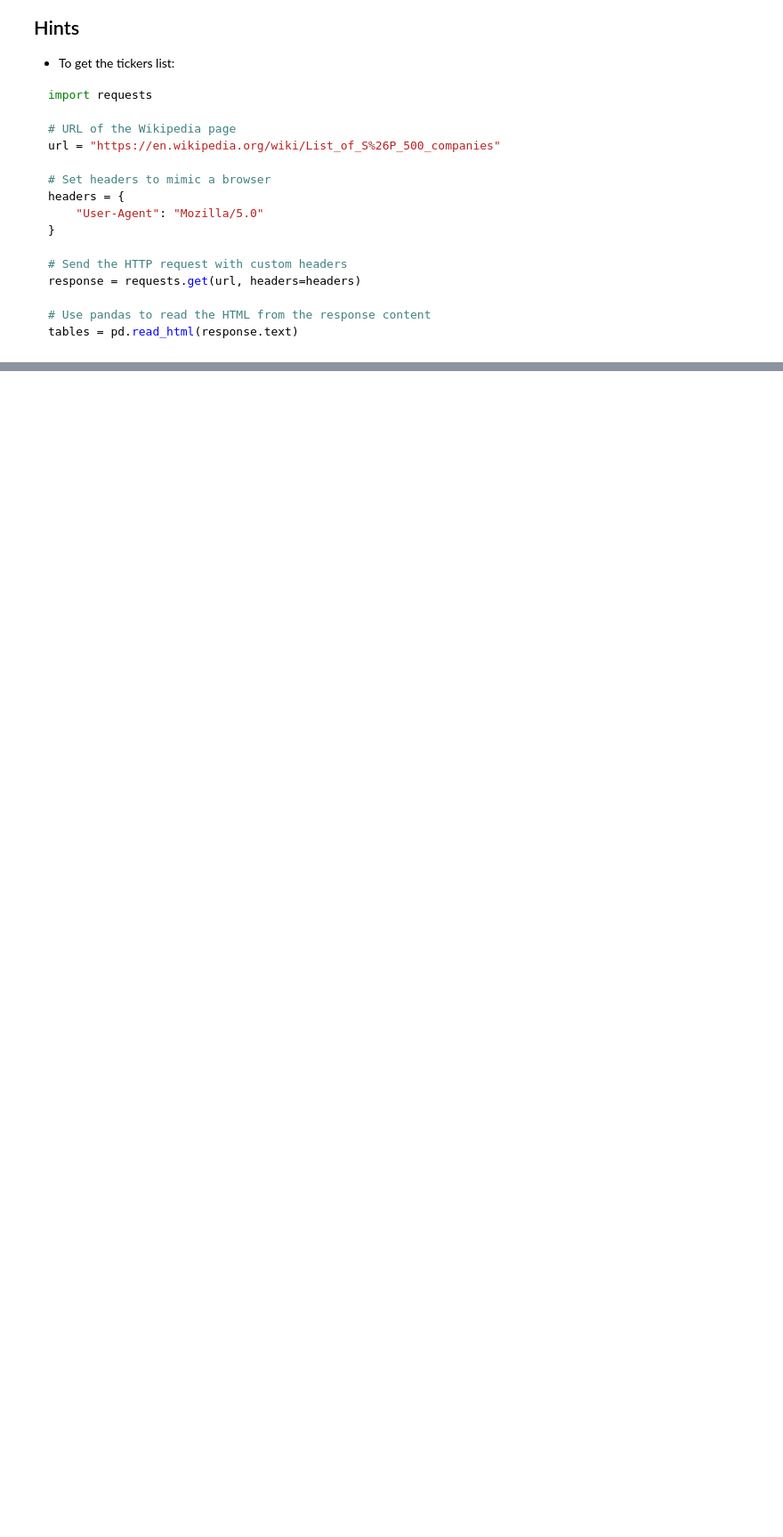
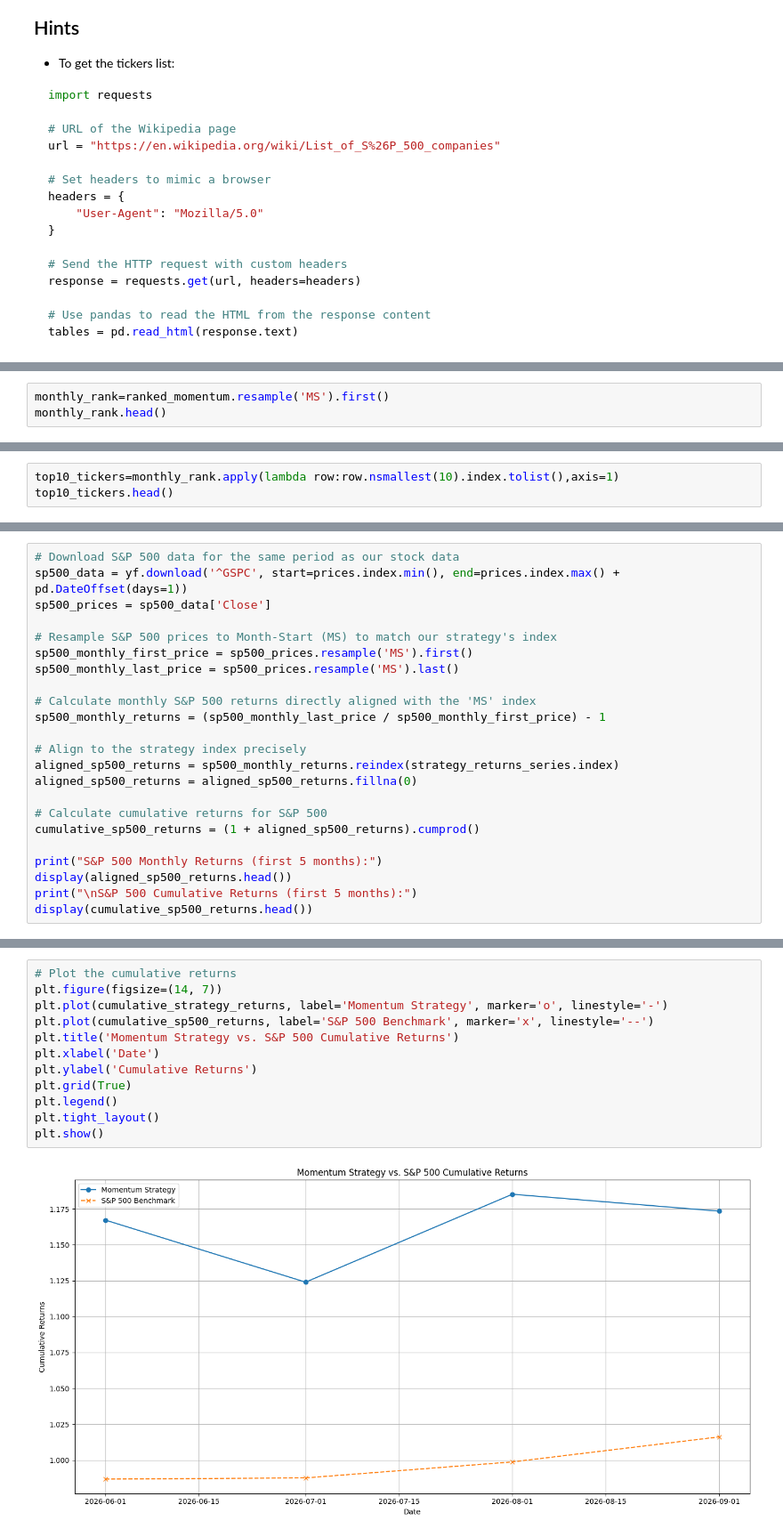
Before and after one commit to RaoulSinde/python-222, a Jupyter notebook: python_session_5.ipynb, the cells around one changed output, grey strips where cells are left out. Shown at 89% size. Saved outputs shown, nothing was run; the diff lists cells and outputs as text; blank space fills up the shorter version.

```diff
--- a/python_session_5.ipynb
+++ b/python_session_5.ipynb
@@ -373,0 +358,3 @@ ranked_momentum.head()
+# %%
+monthly_rank=ranked_momentum.resample('MS').first()
+monthly_rank.head()
@@ -373,0 +369,3 @@ ranked_momentum.head()
+# %%
+top10_tickers=monthly_rank.apply(lambda row:row.nsmallest(10).index.tolist(),axis=1)
+top10_tickers.head()
@@ -373,0 +455,23 @@ ranked_momentum.head()
+# %%
+# Download S&P 500 data for the same period as our stock data
+sp500_data = yf.download('^GSPC', start=prices.index.min(), end=prices.index.max() + pd.DateOffset(days=1))
+sp500_prices = sp500_data['Close']
+
+# Resample S&P 500 prices to Month-Start (MS) to match our strategy's index
+sp500_monthly_first_price = sp500_prices.resample('MS').first()
+sp500_monthly_last_price = sp500_prices.resample('MS').last()
+
+# Calculate monthly S&P 500 returns directly aligned with the 'MS' index
+sp500_monthly_returns = (sp500_monthly_last_price / sp500_monthly_first_price) - 1
+
+# Align to the strategy index precisely
+aligned_sp500_returns = sp500_monthly_returns.reindex(strategy_returns_series.index)
+aligned_sp500_returns = aligned_sp500_returns.fillna(0)
+
+# Calculate cumulative returns for S&P 500
+cumulative_sp500_returns = (1 + aligned_sp500_returns).cumprod()
+
+print("S&P 500 Monthly Returns (first 5 months):")
+display(aligned_sp500_returns.head())
+print("\nS&P 500 Cumulative Returns (first 5 months):")
+display(cumulative_sp500_returns.head())
@@ -373,0 +494,14 @@ ranked_momentum.head()
+# %%
+# Plot the cumulative returns
+plt.figure(figsize=(14, 7))
+plt.plot(cumulative_strategy_returns, label='Momentum Strategy', marker='o', linestyle='-')
+plt.plot(cumulative_sp500_returns, label='S&P 500 Benchmark', marker='x', linestyle='--')
+plt.title('Momentum Strategy vs. S&P 500 Cumulative Returns')
+plt.xlabel('Date')
+plt.ylabel('Cumulative Returns')
+plt.grid(True)
+plt.legend()
+plt.tight_layout()
+plt.show()
+# %% [output]
+[figure, added]
```
Also changed, not shown: parts of 20 cells of this notebook.
